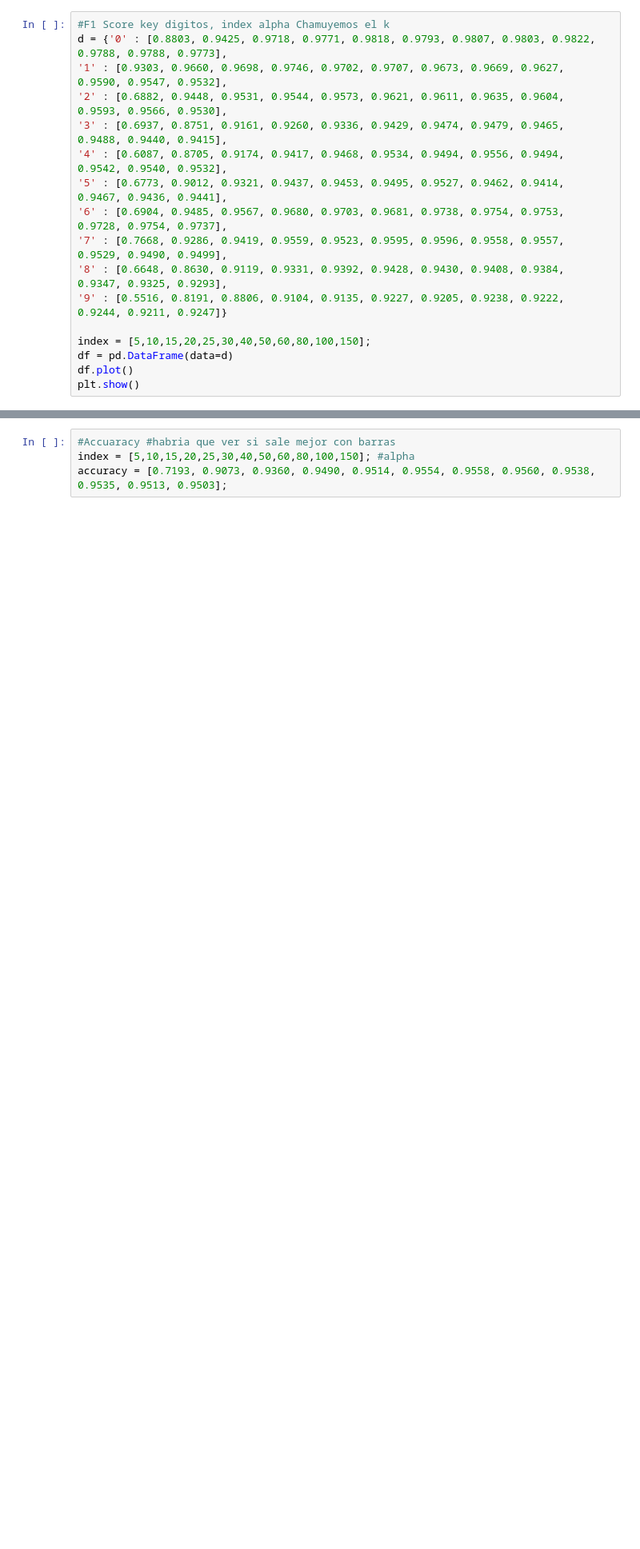
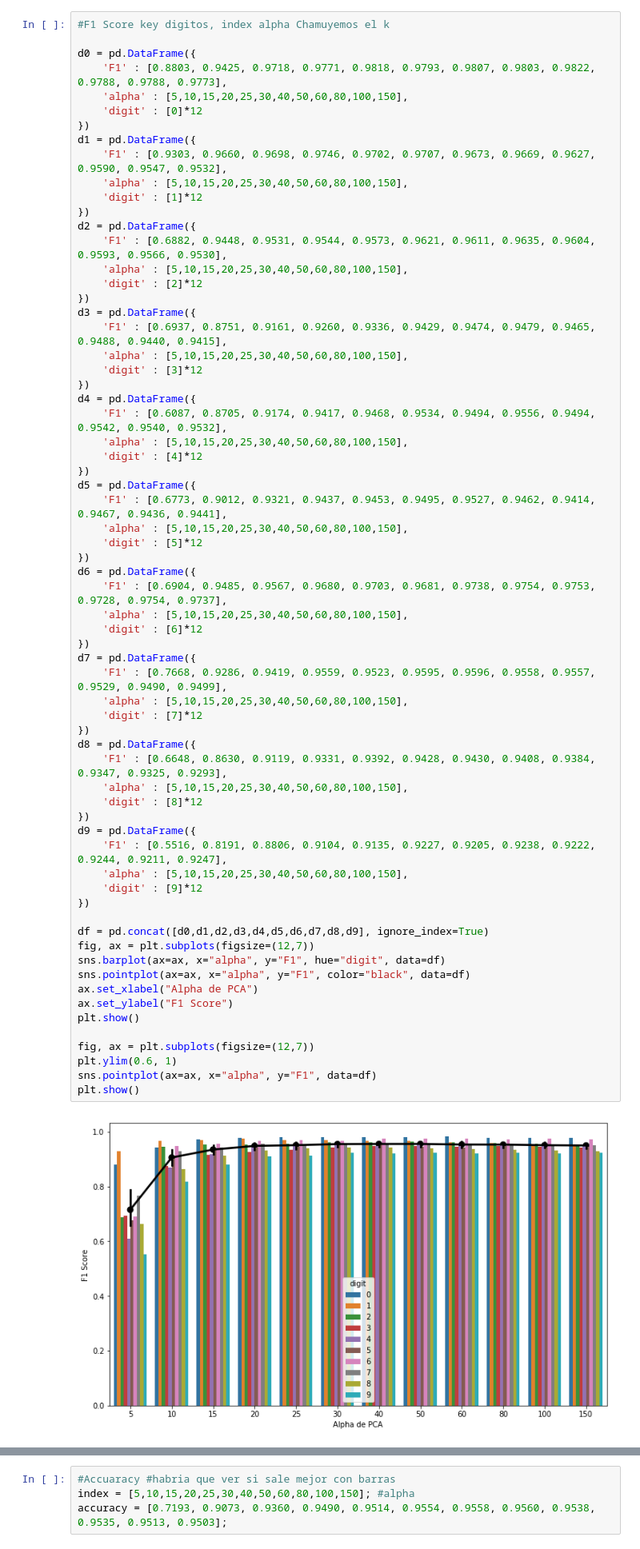
Before and after one commit to kevinfra/metnum-tp2, a Jupyter notebook: informe/Untitled.ipynb, the cells around one changed output, grey strips where cells are left out. Shown: that part at 80% size. Saved outputs shown, nothing was run; the diff lists cells and outputs as text; blank space fills up the shorter version.

```diff
--- a/informe/Untitled.ipynb
+++ b/informe/Untitled.ipynb
@@ -15,18 +15,69 @@ import plotly
 from plotly.graph_objs import Scatter, Layout
 # %%
 #F1 Score key digitos, index alpha Chamuyemos el k
-d = {'0' : [0.8803, 0.9425, 0.9718, 0.9771, 0.9818, 0.9793, 0.9807, 0.9803, 0.9822, 0.9788, 0.9788, 0.9773],
-'1' : [0.9303, 0.9660, 0.9698, 0.9746, 0.9702, 0.9707, 0.9673, 0.9669, 0.9627, 0.9590, 0.9547, 0.9532],
-'2' : [0.6882, 0.9448, 0.9531, 0.9544, 0.9573, 0.9621, 0.9611, 0.9635, 0.9604, 0.9593, 0.9566, 0.9530],
-'3' : [0.6937, 0.8751, 0.9161, 0.9260, 0.9336, 0.9429, 0.9474, 0.9479, 0.9465, 0.9488, 0.9440, 0.9415],
-'4' : [0.6087, 0.8705, 0.9174, 0.9417, 0.9468, 0.9534, 0.9494, 0.9556, 0.9494, 0.9542, 0.9540, 0.9532],
-'5' : [0.6773, 0.9012, 0.9321, 0.9437, 0.9453, 0.9495, 0.9527, 0.9462, 0.9414, 0.9467, 0.9436, 0.9441],
-'6' : [0.6904, 0.9485, 0.9567, 0.9680, 0.9703, 0.9681, 0.9738, 0.9754, 0.9753, 0.9728, 0.9754, 0.9737],
-'7' : [0.7668, 0.9286, 0.9419, 0.9559, 0.9523, 0.9595, 0.9596, 0.9558, 0.9557, 0.9529, 0.9490, 0.9499],
-'8' : [0.6648, 0.8630, 0.9119, 0.9331, 0.9392, 0.9428, 0.9430, 0.9408, 0.9384, 0.9347, 0.9325, 0.9293],
-'9' : [0.5516, 0.8191, 0.8806, 0.9104, 0.9135, 0.9227, 0.9205, 0.9238, 0.9222, 0.9244, 0.9211, 0.9247]}
 
-index = [5,10,15,20,25,30,40,50,60,80,100,150];
-df = pd.DataFrame(data=d)
-df.plot()
+d0 = pd.DataFrame({
+    'F1' : [0.8803, 0.9425, 0.9718, 0.9771, 0.9818, 0.9793, 0.9807, 0.9803, 0.9822, 0.9788, 0.9788, 0.9773],
+    'alpha' : [5,10,15,20,25,30,40,50,60,80,100,150],
+    'digit' : [0]*12
+})
+d1 = pd.DataFrame({
+    'F1' : [0.9303, 0.9660, 0.9698, 0.9746, 0.9702, 0.9707, 0.9673, 0.9669, 0.9627, 0.9590, 0.9547, 0.9532],
+    'alpha' : [5,10,15,20,25,30,40,50,60,80,100,150],
+    'digit' : [1]*12
+})
+d2 = pd.DataFrame({
+    'F1' : [0.6882, 0.9448, 0.9531, 0.9544, 0.9573, 0.9621, 0.9611, 0.9635, 0.9604, 0.9593, 0.9566, 0.9530],
+    'alpha' : [5,10,15,20,25,30,40,50,60,80,100,150],
+    'digit' : [2]*12
+})
+d3 = pd.DataFrame({
+    'F1' : [0.6937, 0.8751, 0.9161, 0.9260, 0.9336, 0.9429, 0.9474, 0.9479, 0.9465, 0.9488, 0.9440, 0.9415],
+    'alpha' : [5,10,15,20,25,30,40,50,60,80,100,150],
+    'digit' : [3]*12
+})
+d4 = pd.DataFrame({
+    'F1' : [0.6087, 0.8705, 0.9174, 0.9417, 0.9468, 0.9534, 0.9494, 0.9556, 0.9494, 0.9542, 0.9540, 0.9532],
+    'alpha' : [5,10,15,20,25,30,40,50,60,80,100,150],
+    'digit' : [4]*12
+})
+d5 = pd.DataFrame({
+    'F1' : [0.6773, 0.9012, 0.9321, 0.9437, 0.9453, 0.9495, 0.9527, 0.9462, 0.9414, 0.9467, 0.9436, 0.9441],
+    'alpha' : [5,10,15,20,25,30,40,50,60,80,100,150],
+    'digit' : [5]*12
+})
+d6 = pd.DataFrame({
+    'F1' : [0.6904, 0.9485, 0.9567, 0.9680, 0.9703, 0.9681, 0.9738, 0.9754, 0.9753, 0.9728, 0.9754, 0.9737],
+    'alpha' : [5,10,15,20,25,30,40,50,60,80,100,150],
+    'digit' : [6]*12
+})
+d7 = pd.DataFrame({
+    'F1' : [0.7668, 0.9286, 0.9419, 0.9559, 0.9523, 0.9595, 0.9596, 0.9558, 0.9557, 0.9529, 0.9490, 0.9499],
+    'alpha' : [5,10,15,20,25,30,40,50,60,80,100,150],
+    'digit' : [7]*12
+})
+d8 = pd.DataFrame({
+    'F1' : [0.6648, 0.8630, 0.9119, 0.9331, 0.9392, 0.9428, 0.9430, 0.9408, 0.9384, 0.9347, 0.9325, 0.9293],
+    'alpha' : [5,10,15,20,25,30,40,50,60,80,100,150],
+    'digit' : [8]*12
+})
+d9 = pd.DataFrame({
+    'F1' : [0.5516, 0.8191, 0.8806, 0.9104, 0.9135, 0.9227, 0.9205, 0.9238, 0.9222, 0.9244, 0.9211, 0.9247],
+    'alpha' : [5,10,15,20,25,30,40,50,60,80,100,150],
+    'digit' : [9]*12
+})
+
+df = pd.concat([d0,d1,d2,d3,d4,d5,d6,d7,d8,d9], ignore_index=True)
+fig, ax = plt.subplots(figsize=(12,7))
+sns.barplot(ax=ax, x="alpha", y="F1", hue="digit", data=df)
+sns.pointplot(ax=ax, x="alpha", y="F1", color="black", data=df)
+ax.set_xlabel("Alpha de PCA")
+ax.set_ylabel("F1 Score")
 plt.show()
+
+fig, ax = plt.subplots(figsize=(12,7))
+plt.ylim(0.6, 1)
+sns.pointplot(ax=ax, x="alpha", y="F1", data=df)
+plt.show()
+# %% [output]
+[figure, added]
```
Also changed, not shown: parts of 6 cells of this notebook.
